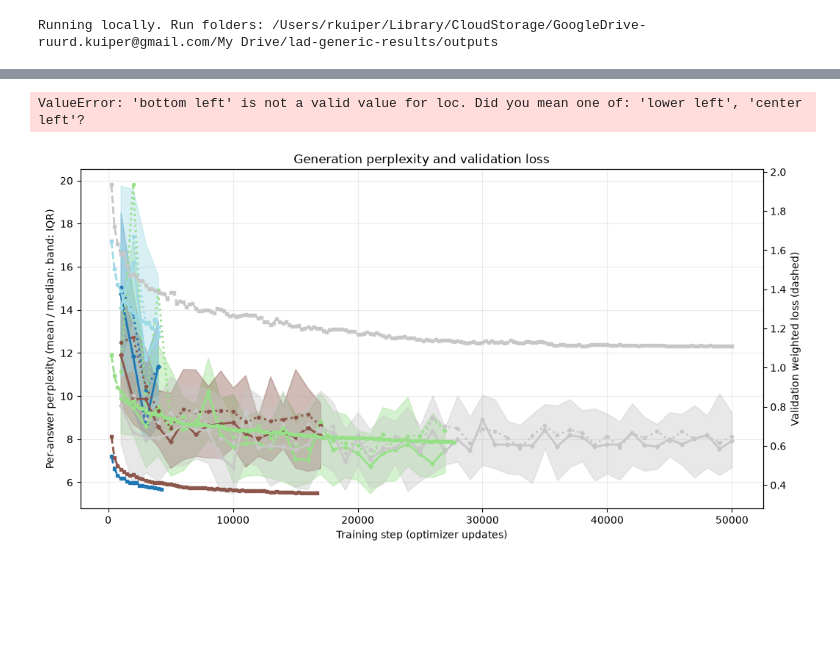
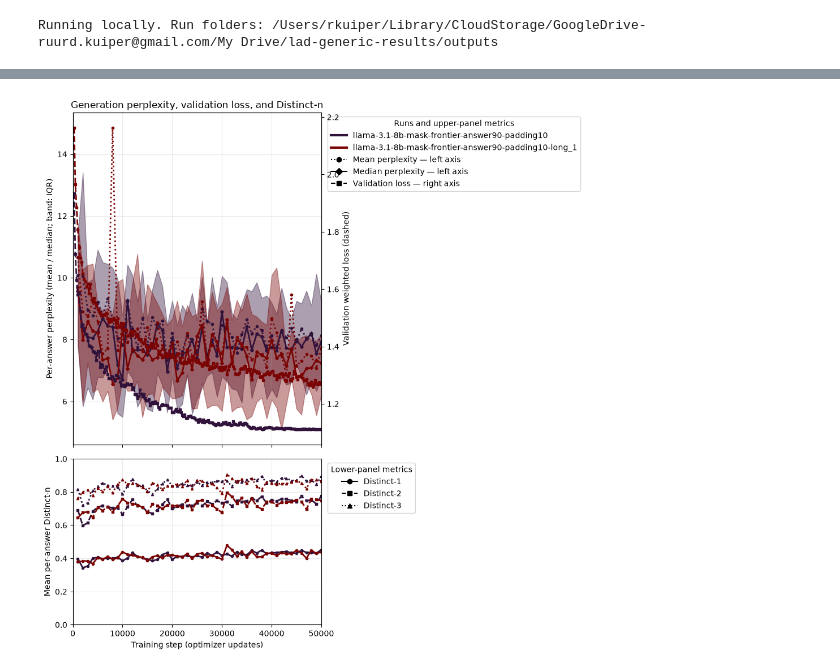
Before and after one commit to RuurdKuiper/lad-generic, a Jupyter notebook: notebooks/lad-generic-generation-perplexity.ipynb, the cells around one changed output, grey strips where cells are left out. Drawn from its saved outputs; the diff is of its cells as text; code cells hidden in the pictures; blank space fills up the shorter version.

```diff
--- a/notebooks/lad-generic-generation-perplexity.ipynb
+++ b/notebooks/lad-generic-generation-perplexity.ipynb
@@ -47,11 +50,12 @@ Running locally. Run folders: /Users/rkuiper/Library/CloudStorage/GoogleDrive-ru
 # %%
 # Edit this list: one directory name per run, with as many runs as you like.
 RUN_NAMES = [
-    "llama-3.1-8b-mask-legacy-comparison",
-    "llama-3.1-8b-mask-frontier-2",
-    "llama-3.1-8b-mask-frontier-all-tokens",
+    # "llama-3.1-8b-mask-legacy-comparison",
+    # "llama-3.1-8b-mask-frontier-2",
+    # "llama-3.1-8b-mask-frontier-all-tokens",
     "llama-3.1-8b-mask-frontier-answer90-padding10",
-    "gemma-2-9b-mask-frontier-answer90-padding10",
+    "llama-3.1-8b-mask-frontier-answer90-padding10-long_1",
+    # "gemma-2-9b-mask-frontier-answer90-padding10",
 ]
 BASE_DIR = DEFAULT_BASE_DIR
 # Local override: the directory containing <run>/generation_metrics.jsonl.
@@ -179,11 +229,14 @@ gemma-2-9b-mask-frontier-answer90-padding10: 4 perplexity steps, 16 validation l
 import matplotlib.pyplot as plt
 from matplotlib.lines import Line2D
 
-fig, ax = plt.subplots(figsize=(12, 6))
+fig, (ax, distinct_ax) = plt.subplots(
+    2, 1, figsize=(12, 10), sharex=True, gridspec_kw={"height_ratios": [2, 1]}
+)
 loss_ax = ax.twinx()
 plotted_runs = [name for name in dict.fromkeys(RUN_NAMES)
-                if name in perplexity_summaries or name in validation_losses]
-colors = plt.get_cmap("tab20" if len(plotted_runs) <= 20 else "turbo")
+                if name in perplexity_summaries or name in distinct_summaries
+                or name in validation_losses]
+colors = plt.get_cmap("turbo" if len(plotted_runs) <= 20 else "turbo")
 legend_handles = []
 for index, run_name in enumerate(plotted_runs):
     color = colors(index / max(len(plotted_runs) - 1, 1))
@@ -192,38 +245,64 @@ for index, run_name in enumerate(plotted_runs):
     if summary is not None:
         steps = summary.index.to_numpy(dtype=float)
         ax.plot(steps, summary["mean"].to_numpy(), color=color,
                 linewidth=2, linestyle=":", marker="o", markersize=3)
         ax.plot(steps, summary["median"].to_numpy(), color=color,
                 linewidth=2, linestyle="-", marker="D", markersize=3)
         ax.fill_between(steps, summary["q25"].to_numpy(), summary["q75"].to_numpy(),
                         color=color, alpha=0.4)
     loss = validation_losses.get(run_name)
     if loss is not None:
         loss_ax.plot(loss.index.to_numpy(dtype=float), loss.to_numpy(), color=color,
                      linewidth=2, linestyle="--", marker="s", markersize=3)
+    distinct = distinct_summaries.get(run_name)
+    if distinct is not None:
+        distinct_steps = distinct.index.to_numpy(dtype=float)
+        distinct_styles = {
+            "distinct_1": ("-", "o"),
+            "distinct_2": ("--", "s"),
+            "distinct_3": (":", "^"),
+        }
+        for column, (linestyle, marker) in distinct_styles.items():
+            if column in distinct:
+                distinct_ax.plot(
+                    distinct_steps, distinct[column].to_numpy(), color=color,
+                    linewidth=2, linestyle=linestyle, marker=marker, markersize=3,
+                )
 
 LOG_VALIDATION_LOSS = False  # Set True if early, very large perplexities obscure later steps.
 
 if LOG_Y:
     ax.set_yscale("log")
 if LOG_VALIDATION_LOSS:
     loss_ax.set_yscale("log", nonpositive="mask")  # Zero loss has no finite log value.
-ax.set(title="Generation perplexity and validation loss",
-       xlabel="Training step (optimizer updates)", ylabel="Per-answer perplexity (mean / median; band: IQR)")
+ax.set(title="Generation perplexity, validation loss, and Distinct-n",
+       ylabel="Per-answer perplexity (mean / median; band: IQR)")
 loss_ax.set_ylabel("Validation weighted loss (dashed)")
 ax.grid(True, alpha=0.25)
+distinct_ax.set(
+    xlabel="Training step (optimizer updates)",
+    ylabel="Mean per-answer Distinct-n",
+)
+distinct_ax.set_ylim(0, 1)
+distinct_ax.grid(True, alpha=0.25)
 legend_handles.extend([
     Line2D([], [], color="black", linestyle=":", marker="o", label="Mean perplexity — left axis"),
     Line2D([], [], color="black", linestyle="-", marker="D", label="Median perplexity — left axis"),
     Line2D([], [], color="black", linestyle="--", marker="s", label="Validation loss — right axis"),
 ])
-ax.legend(handles=legend_handles, title="Runs and metrics",
-          bbox_to_anchor=(1.18, 1), loc="bottom left")
-fig.tight_layout()
+ax.legend(handles=legend_handles, title="Runs and upper-panel metrics",
+          bbox_to_anchor=(1.01, 1), loc="upper left")
+distinct_ax.legend(handles=[
+    Line2D([], [], color="black", linestyle="-", marker="o", label="Distinct-1"),
+    Line2D([], [], color="black", linestyle="--", marker="s", label="Distinct-2"),
+    Line2D([], [], color="black", linestyle=":", marker="^", label="Distinct-3"),
+], title="Lower-panel metrics", bbox_to_anchor=(1.01, 1), loc="upper left")
+
+distinct_ax.set_xlim(0, 50_000)
+fig.tight_layout(rect=(0, 0, 0.82, 1))
 plt.show()
 
 # Optional: save the displayed figure to Drive.
-# fig.savefig(BASE_DIR.parent / "generation-perplexity-comparison.png", dpi=200, bbox_inches="tight")
+# fig.savefig(BASE_DIR.parent / "generation-quality-comparison.png", dpi=200, bbox_inches="tight")
 # %% [output]
-ValueError: 'bottom left' is not a valid value for loc. Did you mean one of: 'lower left', 'center left'?
-[figure, old version]
+[figure, new version]
```
Also changed, not shown: parts of 2 cells of this notebook, 1 other file.
